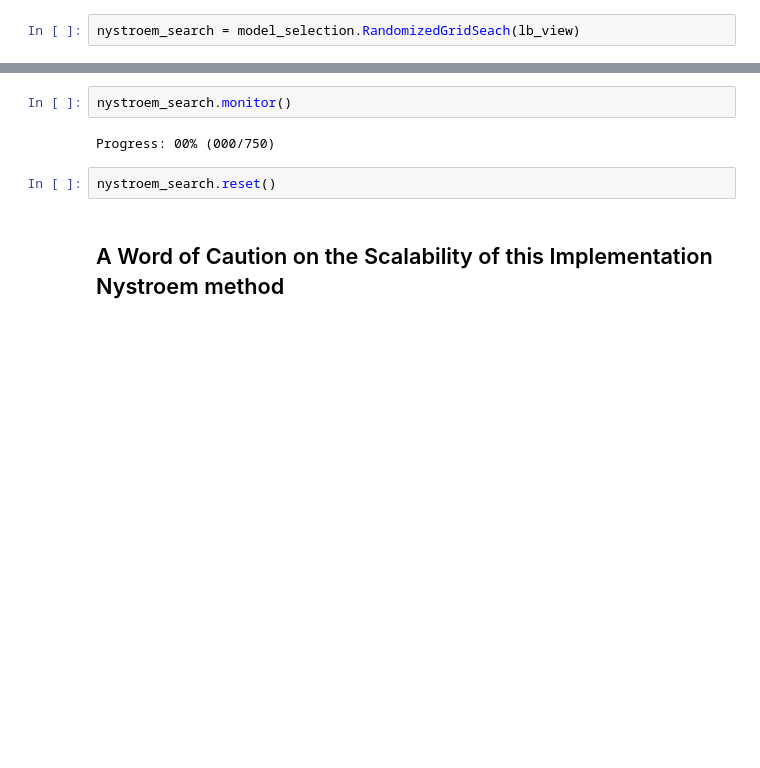
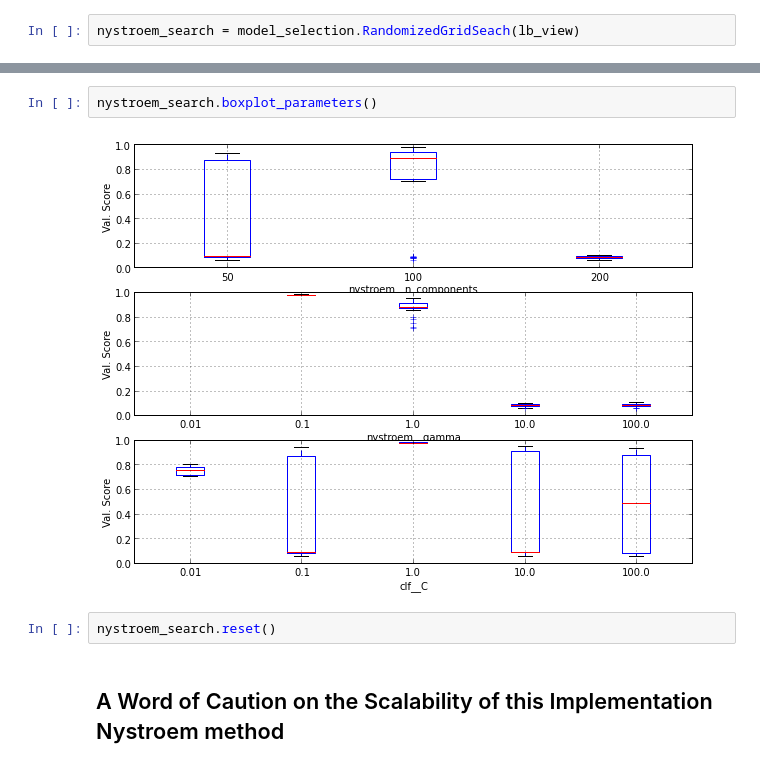
Before and after one commit to pydata/pyrallel, a Jupyter notebook: examples/Model Selection for the Nystroem Method.ipynb, the cells around one changed output, grey strips where cells are left out. Saved outputs shown, nothing was run; the diff lists cells and outputs as text; blank space fills up the shorter version.

```diff
--- a/examples/Model Selection for the Nystroem Method.ipynb
+++ b/examples/Model Selection for the Nystroem Method.ipynb
@@ -158,7 +130,7 @@ Rank 3: validation: 0.84111 (+/-0.01158) train: 0.85961 (+/-0.00842):
 # %%
-nystroem_search.monitor()
+nystroem_search.boxplot_parameters()
 # %% [output]
-Progress: 00% (000/750)
+[figure, added]
 # %%
 nystroem_search.reset()
 # %% [markdown]
```
Also changed, not shown: parts of 15 cells of this notebook.
